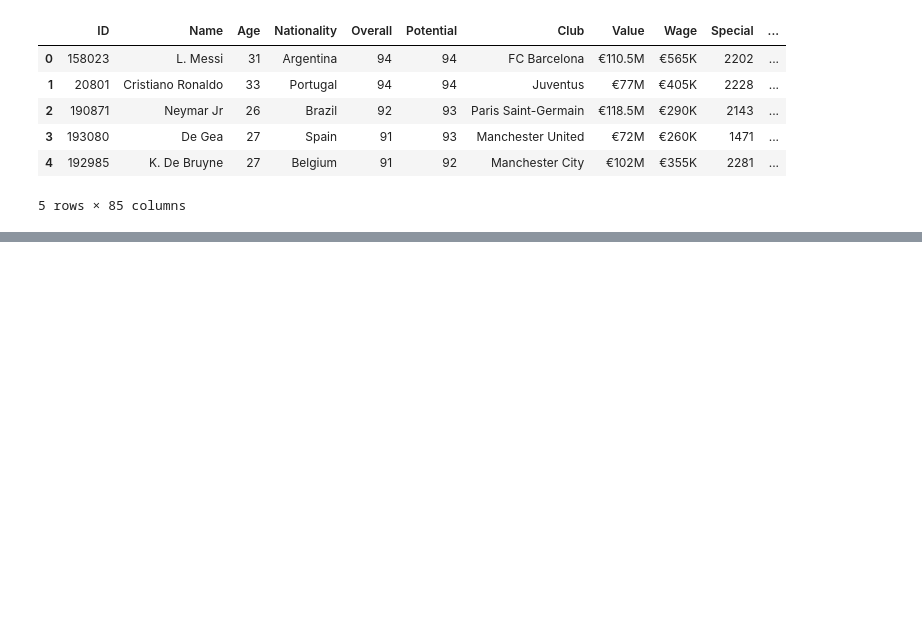
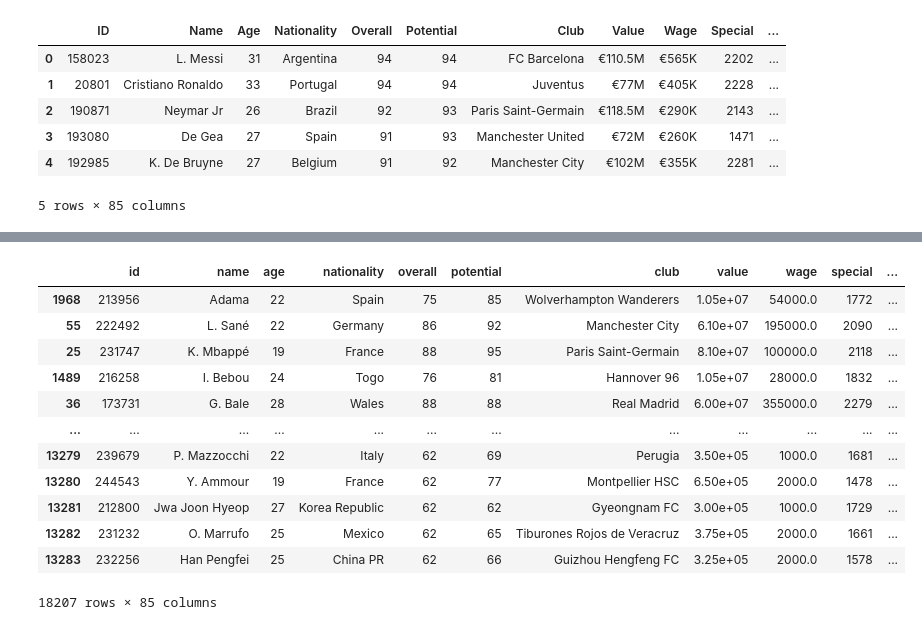
Before and after one commit to rafaelhamer/DSWP, a Jupyter notebook: Fifa.ipynb, the cells around one changed output, grey strips where cells are left out. Cells and saved outputs as stored; diff of their text form; code cells hidden in the pictures; blank space fills up the shorter version.

```diff
--- a/Fifa.ipynb
+++ b/Fifa.ipynb
@@ -137,4 +365,20 @@ NotebookApp.rate_limit_window=3.0 (secs)
 # %%
 # 19) Quem são os jogadores mais rápidos (variável/atributo 'Sprint speed'=?
+
+df_fifa.sort_values('sprintspeed',ascending=False)
+# %% [output]
+|  | id | name | age | nationality | overall | potential | club | value | wage | special | ... |
+| 1968 | 213956 | Adama | 22 | Spain | 75 | 85 | Wolverhampton Wanderers | 1.05e+07 | 54000.0 | 1772 | ... |
+| 55 | 222492 | L. Sané | 22 | Germany | 86 | 92 | Manchester City | 6.10e+07 | 195000.0 | 2090 | ... |
+| 25 | 231747 | K. Mbappé | 19 | France | 88 | 95 | Paris Saint-Germain | 8.10e+07 | 100000.0 | 2118 | ... |
+| 1489 | 216258 | I. Bebou | 24 | Togo | 76 | 81 | Hannover 96 | 1.05e+07 | 28000.0 | 1832 | ... |
+| 36 | 173731 | G. Bale | 28 | Wales | 88 | 88 | Real Madrid | 6.00e+07 | 355000.0 | 2279 | ... |
+| ... | ... | ... | ... | ... | ... | ... | ... | ... | ... | ... | ... |
+| 13279 | 239679 | P. Mazzocchi | 22 | Italy | 62 | 69 | Perugia | 3.50e+05 | 1000.0 | 1681 | ... |
+| 13280 | 244543 | Y. Ammour | 19 | France | 62 | 77 | Montpellier HSC | 6.50e+05 | 2000.0 | 1478 | ... |
+| 13281 | 212800 | Jwa Joon Hyeop | 27 | Korea Republic | 62 | 62 | Gyeongnam FC | 3.00e+05 | 1000.0 | 1729 | ... |
+| 13282 | 231232 | O. Marrufo | 25 | Mexico | 62 | 65 | Tiburones Rojos de Veracruz | 3.75e+05 | 2000.0 | 1661 | ... |
+| 13283 | 232256 | Han Pengfei | 25 | China PR | 62 | 66 | Guizhou Hengfeng FC | 3.25e+05 | 2000.0 | 1578 | ... |
+18207 rows × 85 columns
 # %%
 # 20) Quem são os 5 melhores jogadores em termos de chute (força para chutar) (use a variável/atributo 'Shot power')?
```
Also changed, not shown: parts of 20 cells of this notebook.
